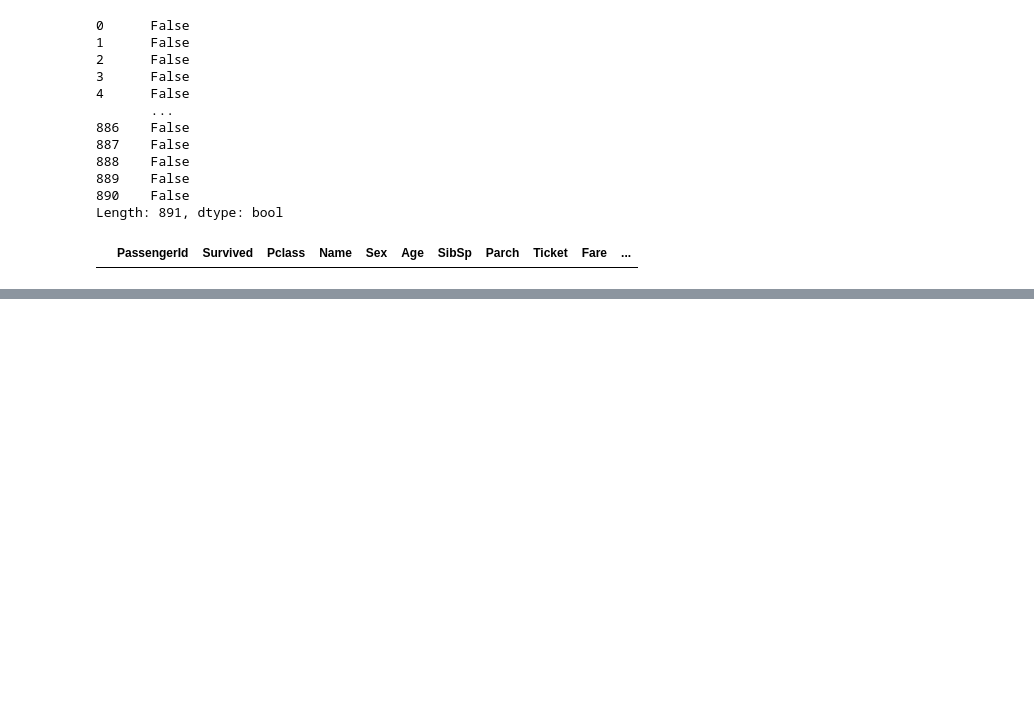
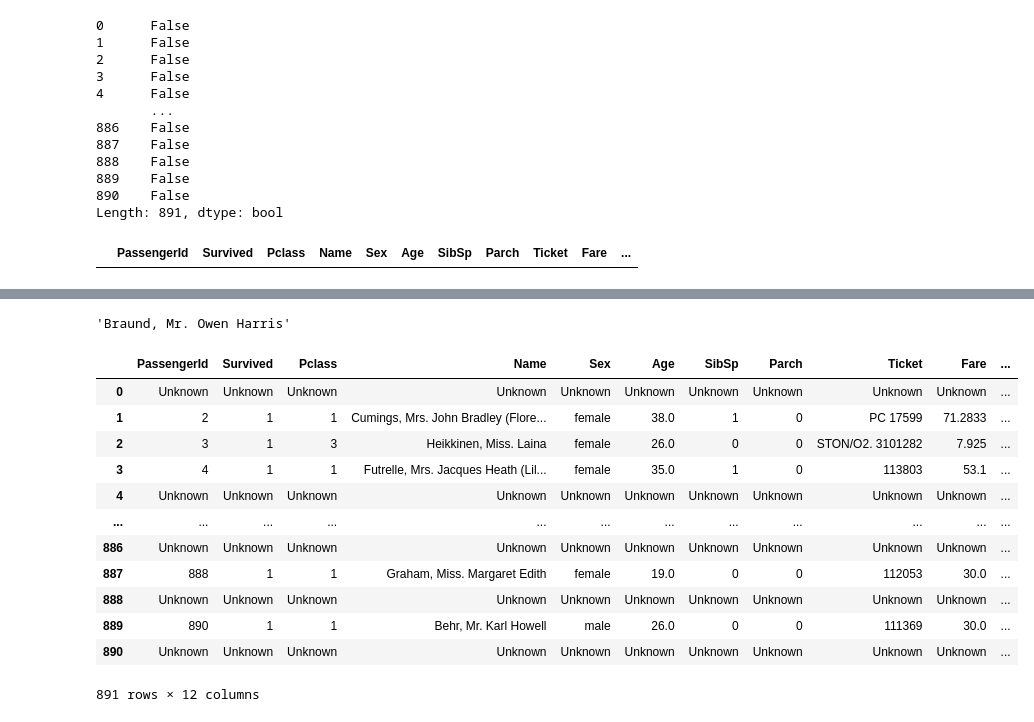
Before and after one commit to Sameerbhattarai99/ds-mlbatch-07, a Jupyter notebook: data_part/pandas/Filtering.ipynb, the cells around one changed output, grey strips where cells are left out. Drawn from its saved outputs; the diff is of its cells as text; code cells hidden in the pictures; blank space fills up the shorter version.

```diff
--- a/data_part/pandas/Filtering.ipynb
+++ b/data_part/pandas/Filtering.ipynb
@@ -169,0 +206,20 @@ titanic_df[titanic_df.duplicated()]
+# %%
+titanic_df.at[0,"Name"]
+# %% [output]
+'Braund, Mr. Owen Harris'
+# %%
+titanic_df.where(titanic_df["Survived"] == 1 , other ="Unknown")
+# %% [output]
+|  | PassengerId | Survived | Pclass | Name | Sex | Age | SibSp | Parch | Ticket | Fare | ... |
+| 0 | Unknown | Unknown | Unknown | Unknown | Unknown | Unknown | Unknown | Unknown | Unknown | Unknown | ... |
+| 1 | 2 | 1 | 1 | Cumings, Mrs. John Bradley (Flore... | female | 38.0 | 1 | 0 | PC 17599 | 71.2833 | ... |
+| 2 | 3 | 1 | 3 | Heikkinen, Miss. Laina | female | 26.0 | 0 | 0 | STON/O2. 3101282 | 7.925 | ... |
+| 3 | 4 | 1 | 1 | Futrelle, Mrs. Jacques Heath (Lil... | female | 35.0 | 1 | 0 | 113803 | 53.1 | ... |
+| 4 | Unknown | Unknown | Unknown | Unknown | Unknown | Unknown | Unknown | Unknown | Unknown | Unknown | ... |
+| ... | ... | ... | ... | ... | ... | ... | ... | ... | ... | ... | ... |
+| 886 | Unknown | Unknown | Unknown | Unknown | Unknown | Unknown | Unknown | Unknown | Unknown | Unknown | ... |
+| 887 | 888 | 1 | 1 | Graham, Miss. Margaret Edith | female | 19.0 | 0 | 0 | 112053 | 30.0 | ... |
+| 888 | Unknown | Unknown | Unknown | Unknown | Unknown | Unknown | Unknown | Unknown | Unknown | Unknown | ... |
+| 889 | 890 | 1 | 1 | Behr, Mr. Karl Howell | male | 26.0 | 0 | 0 | 111369 | 30.0 | ... |
+| 890 | Unknown | Unknown | Unknown | Unknown | Unknown | Unknown | Unknown | Unknown | Unknown | Unknown | ... |
+891 rows × 12 columns
```
Also changed, not shown: parts of 11 cells of this notebook.
